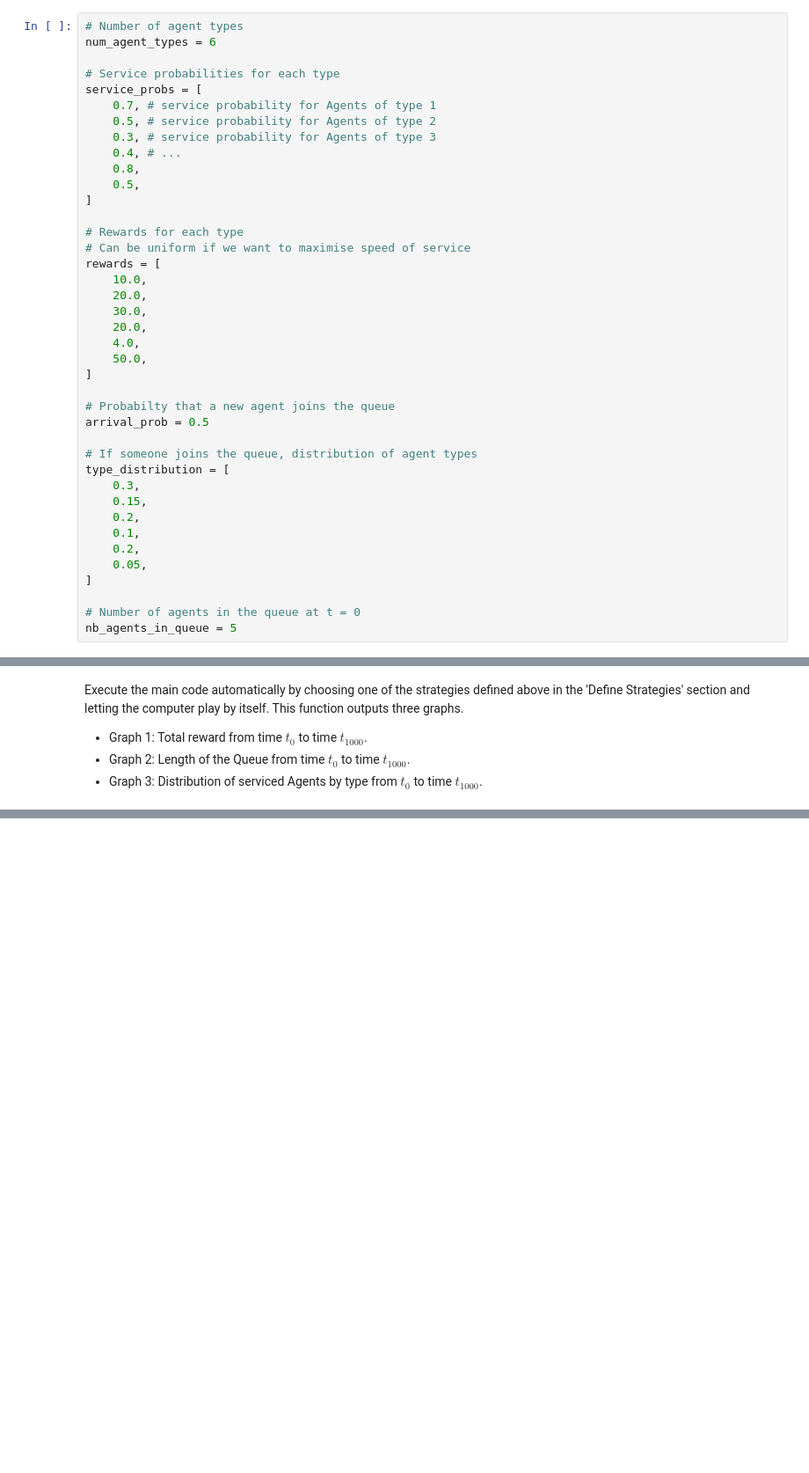
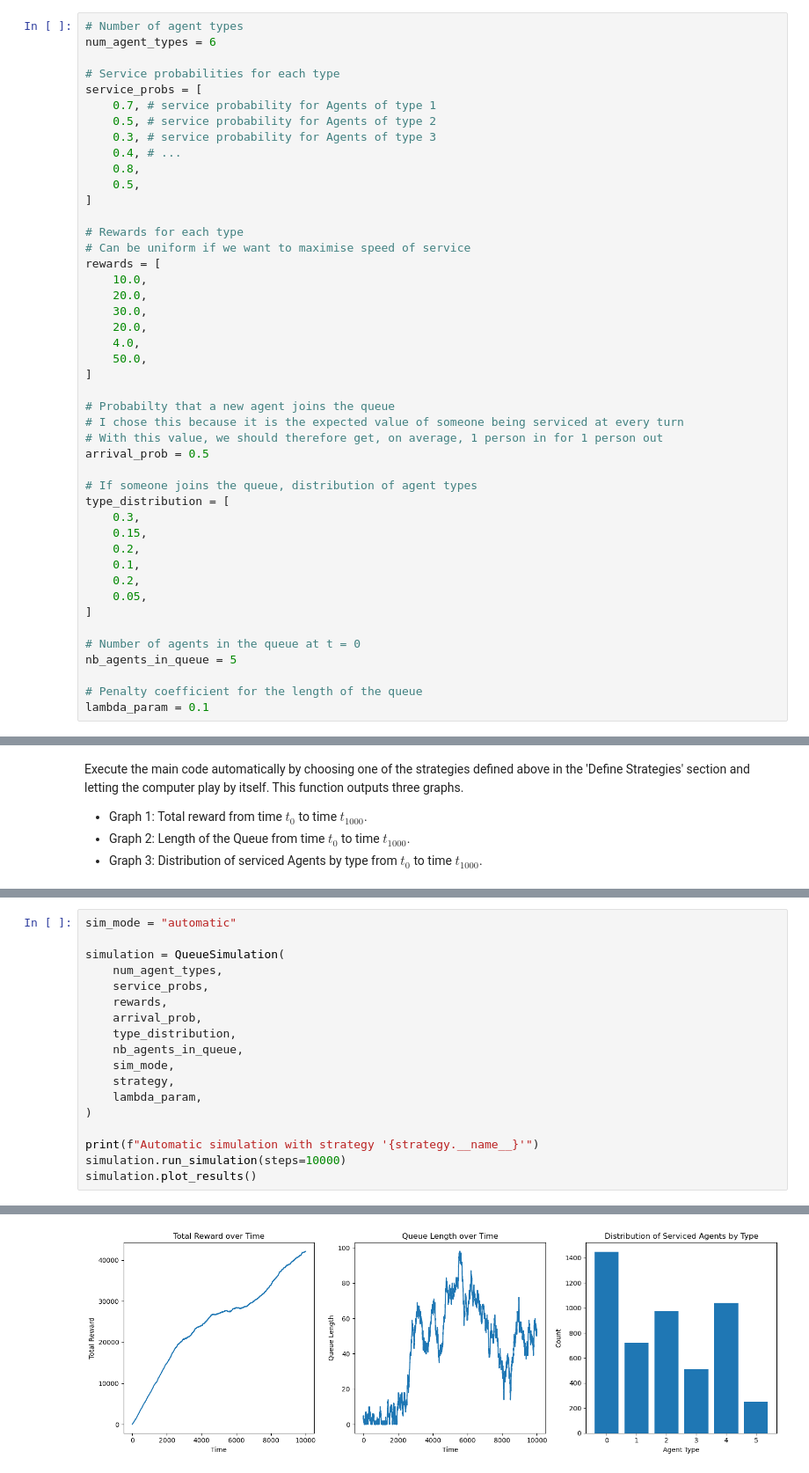
Before and after one commit to alexandre-bismuth/AgentLearning, a Jupyter notebook: AgentLearning.ipynb, the cells around one changed output, grey strips where cells are left out. Shown at 88% size. Cells and saved outputs as stored; diff of their text form; blank space fills up the shorter version.

Commit message:
Custom strategies, simulation graphics, statistics, and regularization

```diff
--- a/AgentLearning.ipynb
+++ b/AgentLearning.ipynb
@@ -271,6 +316,8 @@ rewards = [
 ]
 
 # Probabilty that a new agent joins the queue
+# I chose this because it is the expected value of someone being serviced at every turn
+# With this value, we should therefore get, on average, 1 person in for 1 person out
 arrival_prob = 0.5
 
 # If someone joins the queue, distribution of agent types
@@ -285,5 +332,8 @@ type_distribution = [
 
 # Number of agents in the queue at t = 0
 nb_agents_in_queue = 5
+
+# Penalty coefficient for the length of the queue
+lambda_param = 0.1
 # %% [markdown]
 ## Defining strategies
@@ -324,0 +518,19 @@ Execute the main code automatically by choosing one of the strategies defined ab
+# %%
+sim_mode = "automatic"
+
+simulation = QueueSimulation(
+    num_agent_types,
+    service_probs,
+    rewards,
+    arrival_prob,
+    type_distribution,
+    nb_agents_in_queue,
+    sim_mode,
+    strategy,
+    lambda_param,
+)
+
+print(f"Automatic simulation with strategy '{strategy.__name__}'")
+simulation.run_simulation(steps=10000)
+simulation.plot_results()
+# %% [output]
@@ -324,0 +538 @@ Execute the main code automatically by choosing one of the strategies defined ab
+[figure, added]
```
Also changed, not shown: parts of 23 cells of this notebook.
